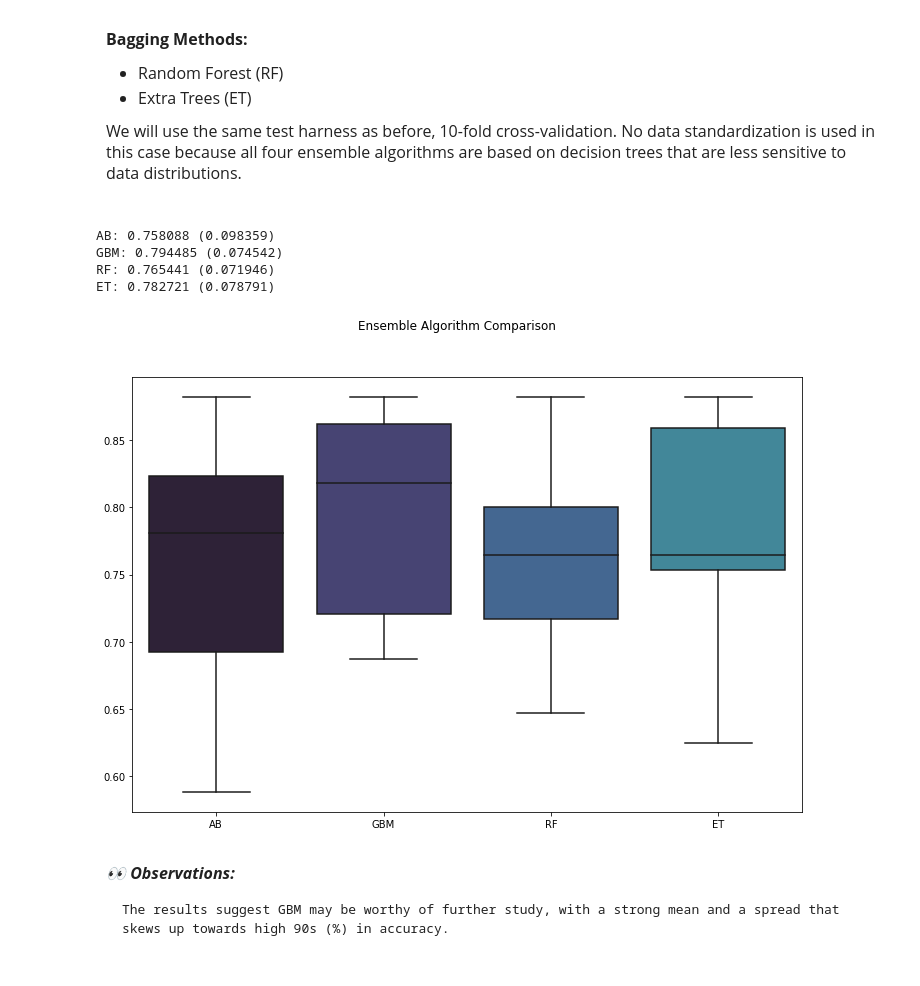
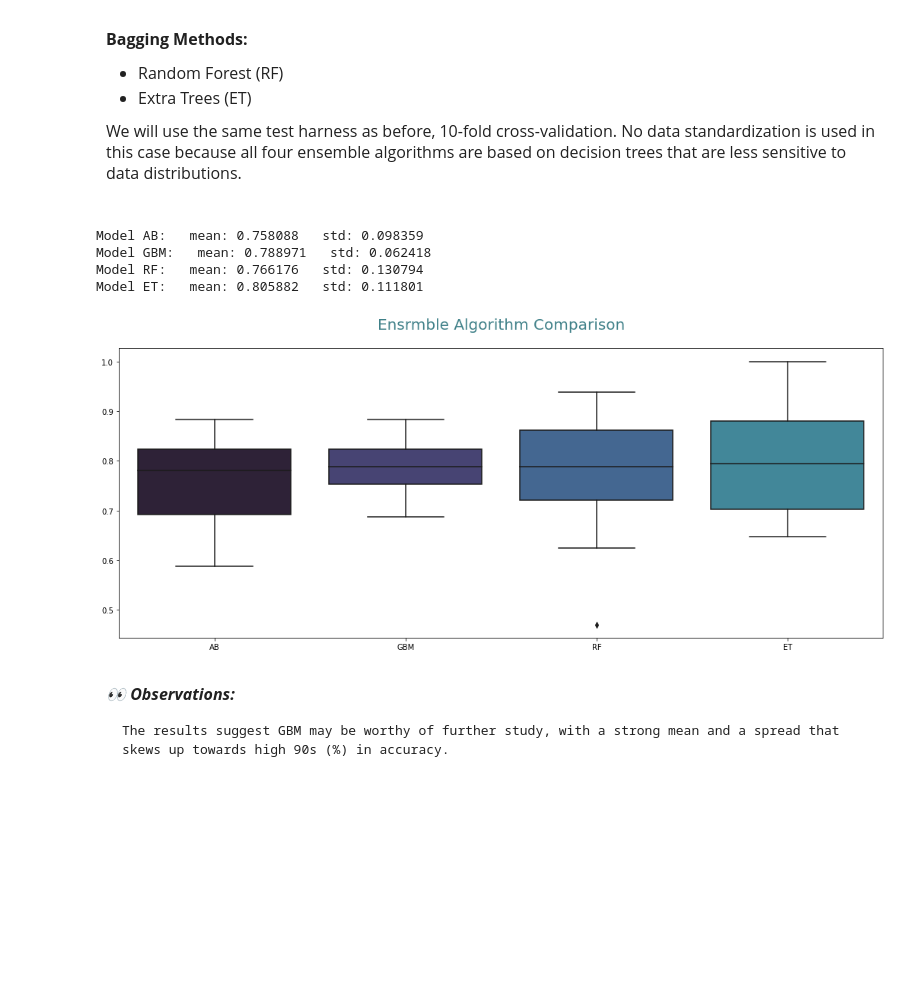
Before and after one commit to vainero/Sonar-Mines-vs-Rocks_Binary-Classification, a Jupyter notebook: sonar-mines-vs-rocks-binary-classification.ipynb, the cells around one changed output. Cells and saved outputs as stored; diff of their text form; code cells hidden in the pictures; blank space fills up the shorter version.

Commit message:
Kaggle Notebook | 💣🚢Binary Classification 🤿💥Ensemble Methods | Version 12

```diff
--- a/sonar-mines-vs-rocks-binary-classification.ipynb
+++ b/sonar-mines-vs-rocks-binary-classification.ipynb
@@ -562,24 +564,25 @@ for name, model in ensembles:
     cv_results = cross_val_score(model, X_train, y_train, cv = kfold, scoring = scoring)
     results.append(cv_results)
     names.append(name)
-    msg = "%s: %f (%f)" % (name, cv_results.mean(), cv_results.std())
-    print(msg)
+    msg = "Model %s:   mean: %f   std: %f" % (name, cv_results.mean(), cv_results.std())
+    print(clr.S + msg + clr.E)
 # %% [output]
-AB: 0.758088 (0.098359)
-GBM: 0.794485 (0.074542)
-RF: 0.765441 (0.071946)
-ET: 0.782721 (0.078791)
+Model AB:   mean: 0.758088   std: 0.098359
+Model GBM:   mean: 0.788971   std: 0.062418
+Model RF:   mean: 0.766176   std: 0.130794
+Model ET:   mean: 0.805882   std: 0.111801
 # %%
 # Compare Algorithms
-fig = plt.figure(figsize = (12,8))
-fig.suptitle('Ensemble Algorithm Comparison')
+fig = plt.figure(figsize = (18,7))
+fig.suptitle
 ax = fig.add_subplot(111)
 sns.boxplot(data = results)
 ax.set_xticklabels(names)
 sns.set_palette('mako')
+plt.title('Ensrmble Algorithm Comparison', fontsize=20, color = '#3f8088', y=1.05)
 plt.show()
 # %% [output]
-[figure, old version]
+[figure, new version]
 # %% [markdown]
 <div style="border-radius:10px;
             background-color:#ffffff;
```
Also changed, not shown: parts of 21 cells of this notebook.
